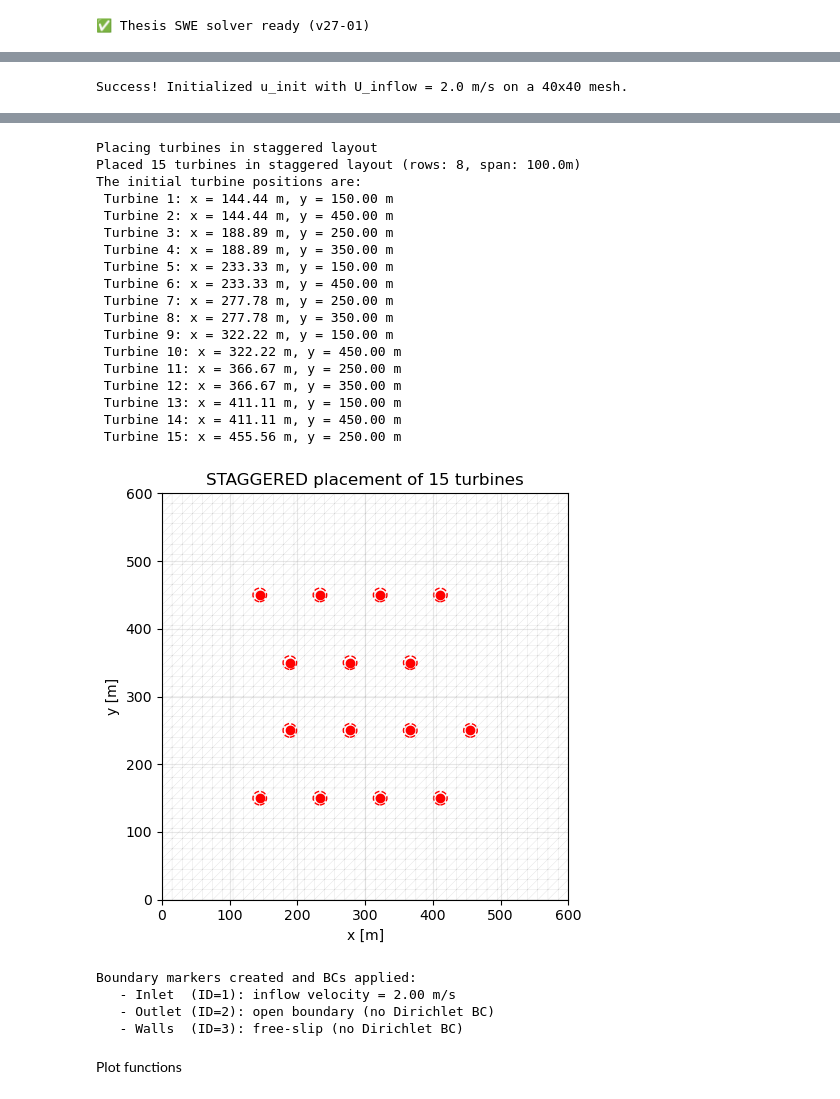
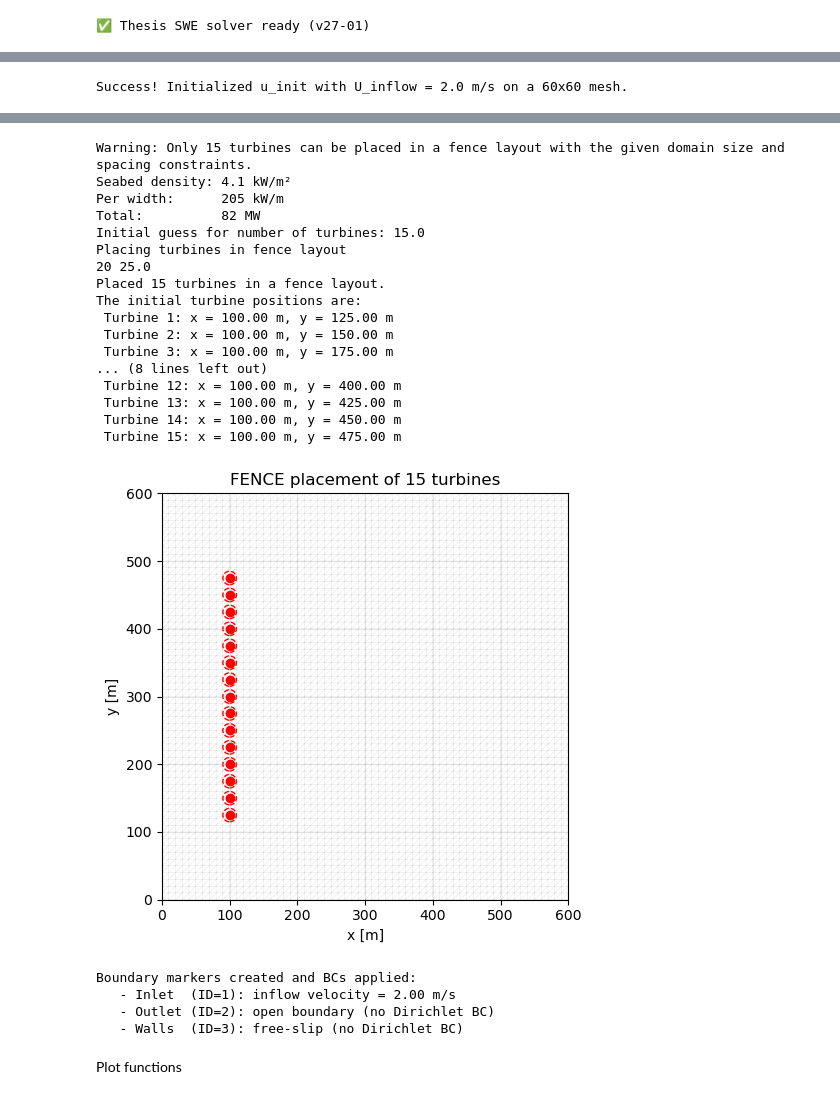
Before and after one commit to ZoeAliki/thesis-SWE-optimising, a Jupyter notebook: Thesis_january_optimiser_22-01_before_lunch.ipynb, the cells around one changed output, grey strips where cells are left out. Saved outputs shown, nothing was run; the diff lists cells and outputs as text; code cells hidden in the pictures.

```diff
--- a/Thesis_january_optimiser_22-01_before_lunch.ipynb
+++ b/Thesis_january_optimiser_22-01_before_lunch.ipynb
@@ -32,7 +32,7 @@ print("✅ Thesis SWE solver ready (v27-01)")
 rho = 1025.0         # Water density [kg/m³]
 g = 9.81             # Gravitational acceleration [m/s²]
 depth = 50.0         # Water depth [m]
-nu = Constant(1.0)  # Effective viscosity [m²/s]
+nu = 1.0  # Effective viscosity [m²/s]
 
 C_T = 0.7             # Turbine thrust coefficient [-]
 C_D = 0.0025          # Drag coefficient [-]
@@ -40,6 +40,7 @@ D = 10               # Turbine diameter
 sigma = 0.5*D         # Wake Gaussian spread [m]
 
 A_T = np.pi*D**2            # Turbine swept area [m²]
+Rated_power_per_turbine = 1e6  # Rated power per turbine [W]
 
 # --- Flow properties ---
 U_inflow = 2.0       # Inflow velocity [m/s]
@@ -50,9 +51,9 @@ initial_condition_eta = Constant(0.0) # Start with no surface elevation
 
 #----Mesh parameters----
 Lx, Ly = 600.0, 600.0
-Nx, Ny = 40, 40
+Nx, Ny = 60, 60
 
-n_turbines = 15         # number of turbines
+n_turbines = 8         # number of turbines
 min_spacing = 2*D     # minimum spacing between turbines [m]
 
 # --- Showing plots and info toggles ---
@@ -71,8 +72,6 @@ distance_to_outlet = 10*D
 #no slip or free slip if noslip = false -> free slip
 noslip = False
 
-print(f"Initialized base parameters successfully.")
-
 
 #initial turbine positions toggle
 class TurbineLayout(Enum):
@@ -80,12 +79,17 @@ class TurbineLayout(Enum):
     STAGGERED = 2
     FENCE = 3
 
-layout_param = TurbineLayout.STAGGERED # choose layout type here
+layout_param = TurbineLayout.FENCE # choose layout type here
 
-if layout_param == TurbineLayout.STAGGERED:
-    print("Using staggered layout")
-if layout_param == TurbineLayout.FENCE:
-    print("Using fence layout")
-if layout_param == TurbineLayout.RANDOM:
-    print("Using random layout")
+print("Overview of parameter settings:")
+print("--------------------------------")
+print(f" - Turbine layout: {layout_param.name}")
+print(f" - Number of turbines: {n_turbines}")
+print(f" - Minimum turbine spacing: {min_spacing} m")
+print(f" - Domain size: {Lx} m x {Ly} m")
+print(f" - Mesh: {Nx} x {Ny}")
+print(f" - Type of boundary condition: {'No-slip' if noslip else 'Free-slip'}")
+print("-------------------------------- ")
+print("Other parameters:")
+print(f" - Diameter of turbines: {D} m, thrust coefficient: {C_T}, drag coefficient: {C_D}, initial inflow velocity: {U_inflow} m/s, water depth: {depth} m, viscosity: {nu} m²/s")
 # %% [output]
@@ -335,9 +383,13 @@ mesh, W, w, u, eta, v, q = setup_swe_problem(
     Lx, Ly, Nx, Ny, U_inflow, show_mesh_plot
 )
 
-#turbine_positions = place_turbines_random(Lx, Ly, n_turbines, sigma, min_spacing, distance_from_inlet, distance_to_side, distance_to_outlet)
+initial_guess_n_turbines = int(initial_estimate_nr_turbines(U_inflow, n_turbines, D, C_T, depth, Ly, Rated_power_per_turbine, distance_to_side))
+print(f"Initial guess for number of turbines: {initial_guess_n_turbines:.1f}")
+
+n_turbines = initial_guess_n_turbines
+
 turbine_positions = choose_turbine_layout(
-    layout_param, Lx, Ly, n_turbines, sigma, min_spacing,
+    layout_param, Lx, Ly, initial_guess_n_turbines, sigma, min_spacing,
     distance_from_inlet, distance_to_side, distance_to_outlet
 )
 
@@ -348,4 +400,4 @@ plot_turbine_layout(mesh, turbine_positions, Lx, Ly, sigma, show_plot_turbines)
 
 boundary_markers, bcs = set_up_bcs_and_markers(Lx, Ly, mesh, W, U_inflow, noslip)
 # %% [output]
-Success! Initialized u_init with U_inflow = 2.0 m/s on a 40x40 mesh.
+Success! Initialized u_init with U_inflow = 2.0 m/s on a 60x60 mesh.
@@ -353,22 +405,21 @@ Success! Initialized u_init with U_inflow = 2.0 m/s on a 40x40 mesh.
-Placing turbines in staggered layout
-Placed 15 turbines in staggered layout (rows: 8, span: 100.0m)
+Warning: Only 15 turbines can be placed in a fence layout with the given domain size and spacing constraints.
+Seabed density: 4.1 kW/m²
+Per width:      205 kW/m
+Total:          82 MW
+Initial guess for number of turbines: 15.0
+Placing turbines in fence layout
+20 25.0
+Placed 15 turbines in a fence layout.
 The initial turbine positions are:
- Turbine 1: x = 144.44 m, y = 150.00 m
- Turbine 2: x = 144.44 m, y = 450.00 m
- Turbine 3: x = 188.89 m, y = 250.00 m
- Turbine 4: x = 188.89 m, y = 350.00 m
- Turbine 5: x = 233.33 m, y = 150.00 m
- Turbine 6: x = 233.33 m, y = 450.00 m
- Turbine 7: x = 277.78 m, y = 250.00 m
- Turbine 8: x = 277.78 m, y = 350.00 m
- Turbine 9: x = 322.22 m, y = 150.00 m
- Turbine 10: x = 322.22 m, y = 450.00 m
- Turbine 11: x = 366.67 m, y = 250.00 m
- Turbine 12: x = 366.67 m, y = 350.00 m
- Turbine 13: x = 411.11 m, y = 150.00 m
- Turbine 14: x = 411.11 m, y = 450.00 m
- Turbine 15: x = 455.56 m, y = 250.00 m
+ Turbine 1: x = 100.00 m, y = 125.00 m
+ Turbine 2: x = 100.00 m, y = 150.00 m
+ Turbine 3: x = 100.00 m, y = 175.00 m
+... (8 lines left out)
+ Turbine 12: x = 100.00 m, y = 400.00 m
+ Turbine 13: x = 100.00 m, y = 425.00 m
+ Turbine 14: x = 100.00 m, y = 450.00 m
+ Turbine 15: x = 100.00 m, y = 475.00 m
-[figure, old version]
+[figure, new version]
 Boundary markers created and BCs applied:
    - Inlet  (ID=1): inflow velocity = 2.00 m/s
    - Outlet (ID=2): open boundary (no Dirichlet BC)
```
Also changed, not shown: parts of 6 cells of this notebook.
